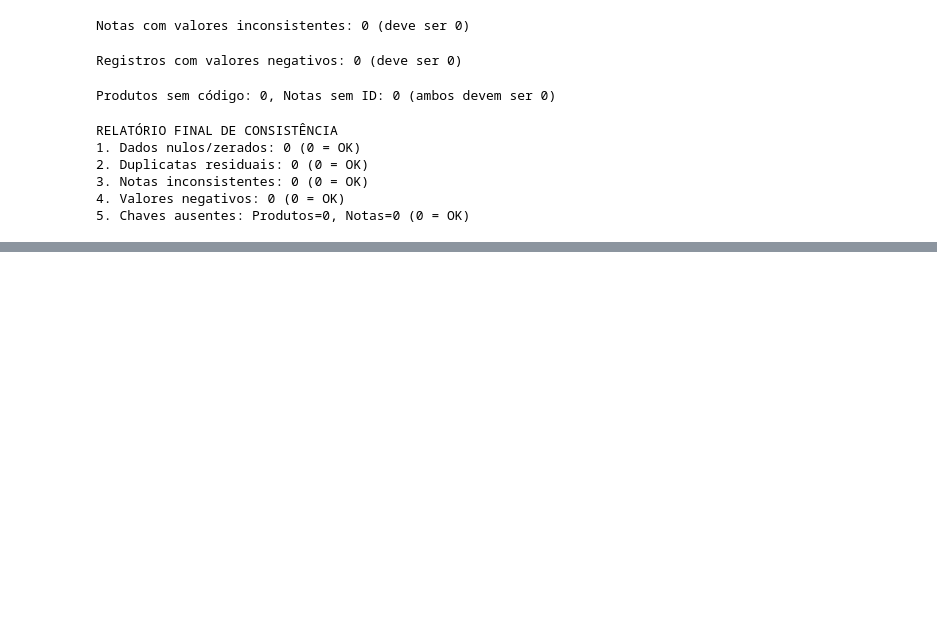
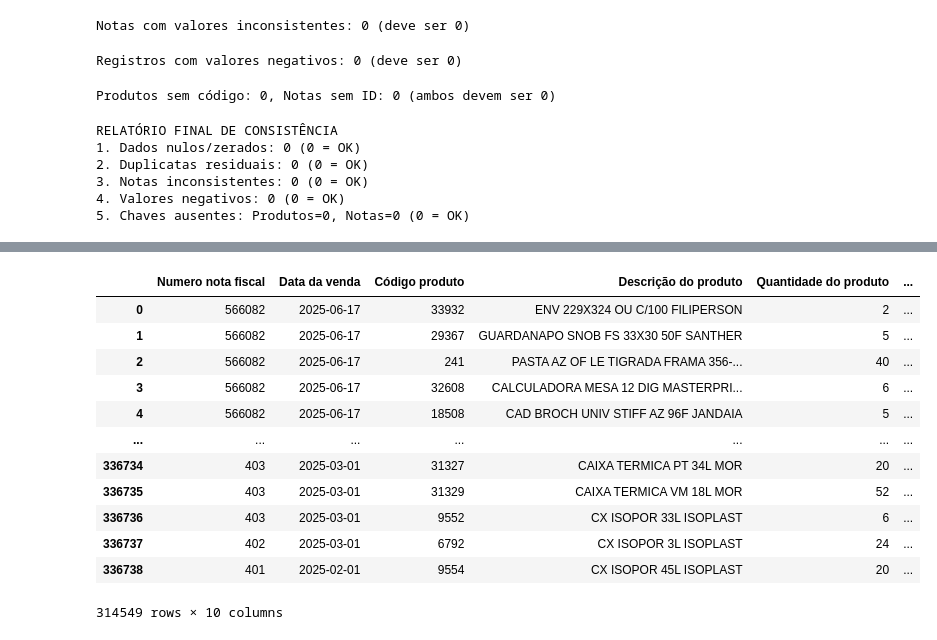
Before and after one commit to PauloQuirinoMN/Sistema-de-Recomendacao-e-Cross-selling, a Jupyter notebook: limpar_base_nota.ipynb, the cells around one changed output, grey strips where cells are left out. Drawn from its saved outputs; the diff is of its cells as text; code cells hidden in the pictures; blank space fills up the shorter version.

Commit message:
junção das bases, e verificação das duplicatas

```diff
--- a/limpar_base_nota.ipynb
+++ b/limpar_base_nota.ipynb
@@ -488,0 +519,15 @@ df_final.to_excel("base_final_notas_limpa.xlsx", index=False)
+# %%
+# Conversão de tipos e formatação
+df_final = df_final.astype({
+    'Data da venda': 'datetime64[ns]',  # Ou use pd.to_datetime()
+    'Código produto': 'int64',
+    'Descrição do produto': 'string',    # Tipo string do pandas (melhor que object)
+    'Quantidade do produto': 'int64'
+})
+
+# Arredondamento para 2 casas decimais em colunas float
+colunas_float = ['Valor unitário', 'Preço venda', 'Preço de custo', 'Valor da nota', 'Total produto nota']
+df_final[colunas_float] = df_final[colunas_float].round(2)
+
+# Verificação final dos tipos
+print(df_final.dtypes)
@@ -488,0 +546,16 @@ df_final.to_excel("base_final_notas_limpa.xlsx", index=False)
+# %%
+df_final
+# %% [output]
+|  | Numero nota fiscal | Data da venda | Código produto | Descrição do produto | Quantidade do produto | ... |
+| 0 | 566082 | 2025-06-17 | 33932 | ENV 229X324 OU C/100 FILIPERSON | 2 | ... |
+| 1 | 566082 | 2025-06-17 | 29367 | GUARDANAPO SNOB FS 33X30 50F SANTHER | 5 | ... |
+| 2 | 566082 | 2025-06-17 | 241 | PASTA AZ OF LE TIGRADA FRAMA 356-... | 40 | ... |
+| 3 | 566082 | 2025-06-17 | 32608 | CALCULADORA MESA 12 DIG MASTERPRI... | 6 | ... |
+| 4 | 566082 | 2025-06-17 | 18508 | CAD BROCH UNIV STIFF AZ 96F JANDAIA | 5 | ... |
+| ... | ... | ... | ... | ... | ... | ... |
+| 336734 | 403 | 2025-03-01 | 31327 | CAIXA TERMICA PT 34L MOR | 20 | ... |
+| 336735 | 403 | 2025-03-01 | 31329 | CAIXA TERMICA VM 18L MOR | 52 | ... |
+| 336736 | 403 | 2025-03-01 | 9552 | CX ISOPOR 33L ISOPLAST | 6 | ... |
+| 336737 | 402 | 2025-03-01 | 6792 | CX ISOPOR 3L ISOPLAST | 24 | ... |
+| 336738 | 401 | 2025-02-01 | 9554 | CX ISOPOR 45L ISOPLAST | 20 | ... |
+314549 rows × 10 columns
```
Also changed, not shown: parts of 3 cells of this notebook, 8 other files.
